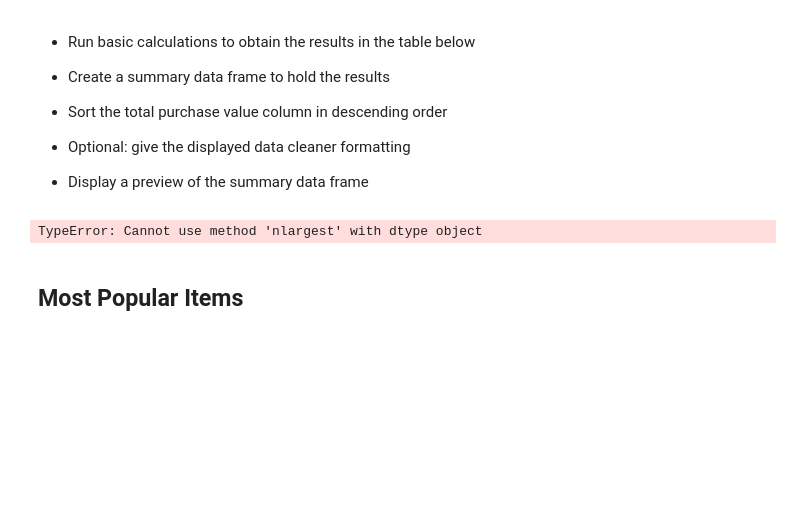
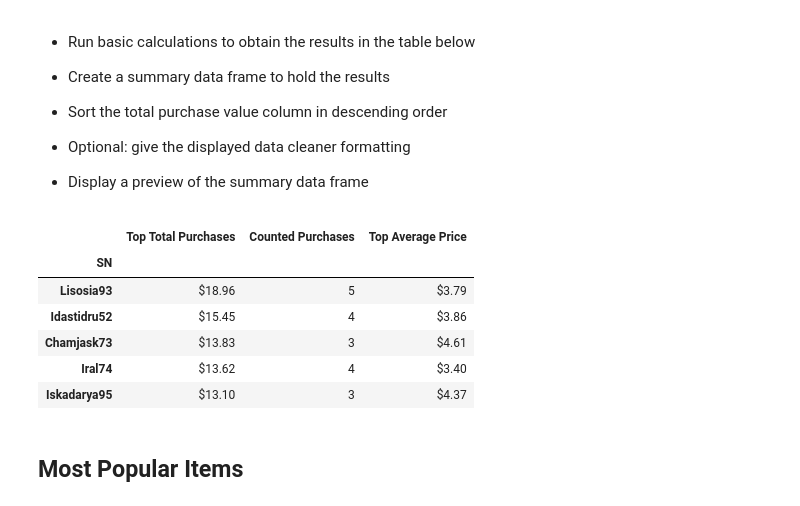
Before and after one commit to taburless/TBurless_GW_HW, a Jupyter notebook: Pandas HW/Part-3/Task-A-HeroesOfPymoli/HeroesOfPymoli/HeroesOfPymoli_starter.ipynb, the cells around one changed output. Saved outputs shown, nothing was run; the diff lists cells and outputs as text; code cells hidden in the pictures; blank space fills up the shorter version.

```diff
--- a/Pandas HW/Part-3/Task-A-HeroesOfPymoli/HeroesOfPymoli/HeroesOfPymoli_starter.ipynb
+++ b/Pandas HW/Part-3/Task-A-HeroesOfPymoli/HeroesOfPymoli/HeroesOfPymoli_starter.ipynb
@@ -229,19 +230,30 @@ age_data
 
 
 * Display a preview of the summary data frame
-# %%
-unique_sn = len(purchase_data["SN"].unique())
-#sn_spenders = purchase_data.groupby(["SN"]).sum()["Price"].rename("Top 5 Spenders")
-#sn_count = purchase_data.groupby(["SN"]).count()["Price"].rename("Top Spender Count")
-#sn_avg_price = purchase_data.groupby(["SN"]).mean()["Price"].rename("Top 5 Spender Average Price")
-
-#sn_data = pd.DataFrame({"Top 5 Spenders": sn_spenders,
-                        #"Top Spender Count": sn_count,
-                        #"Tope 5 Spender Average Price": sn_avg_price})
-top_spenders = purchase_data.groupby(['SN', 'Price']).SN.sum().nlargest(5)
-top_spenders
-# %% [output]
-TypeError: Cannot use method 'nlargest' with dtype object
+# %%
+unique_sn = len(purchase_data["SN"].unique())
+grouped_sn = purchase_data.groupby(["SN"])
+total_grouped_sn = grouped_sn.sum()["Price"]
+count_grouped_sn = grouped_sn.count()["Price"]
+avg_grouped_sn = grouped_sn.mean()["Price"]
+
+top_spenders_df = pd.DataFrame({"Top Total Purchases": total_grouped_sn,
+                   "Counted Purchases": count_grouped_sn,
+                   "Top Average Price": avg_grouped_sn})
+
+sorted_spenders_df = top_spenders_df.sort_values("Top Total Purchases", ascending=False)
+sorted_spenders_df["Top Total Purchases"] = sorted_spenders_df["Top Total Purchases"].map("${0:,.2f}".format)
+sorted_spenders_df["Top Average Price"] = sorted_spenders_df["Top Average Price"].map("${0:,.2f}".format)
+
+sorted_spenders_df.head()
+# %% [output]
+|  | Top Total Purchases | Counted Purchases | Top Average Price |
+| SN |  |  |  |
+| Lisosia93 | $18.96 | 5 | $3.79 |
+| Idastidru52 | $15.45 | 4 | $3.86 |
+| Chamjask73 | $13.83 | 3 | $4.61 |
+| Iral74 | $13.62 | 4 | $3.40 |
+| Iskadarya95 | $13.10 | 3 | $4.37 |
 # %% [markdown]
 ## Most Popular Items
 # %% [markdown]
```
Also changed, not shown: parts of 3 cells of this notebook.
